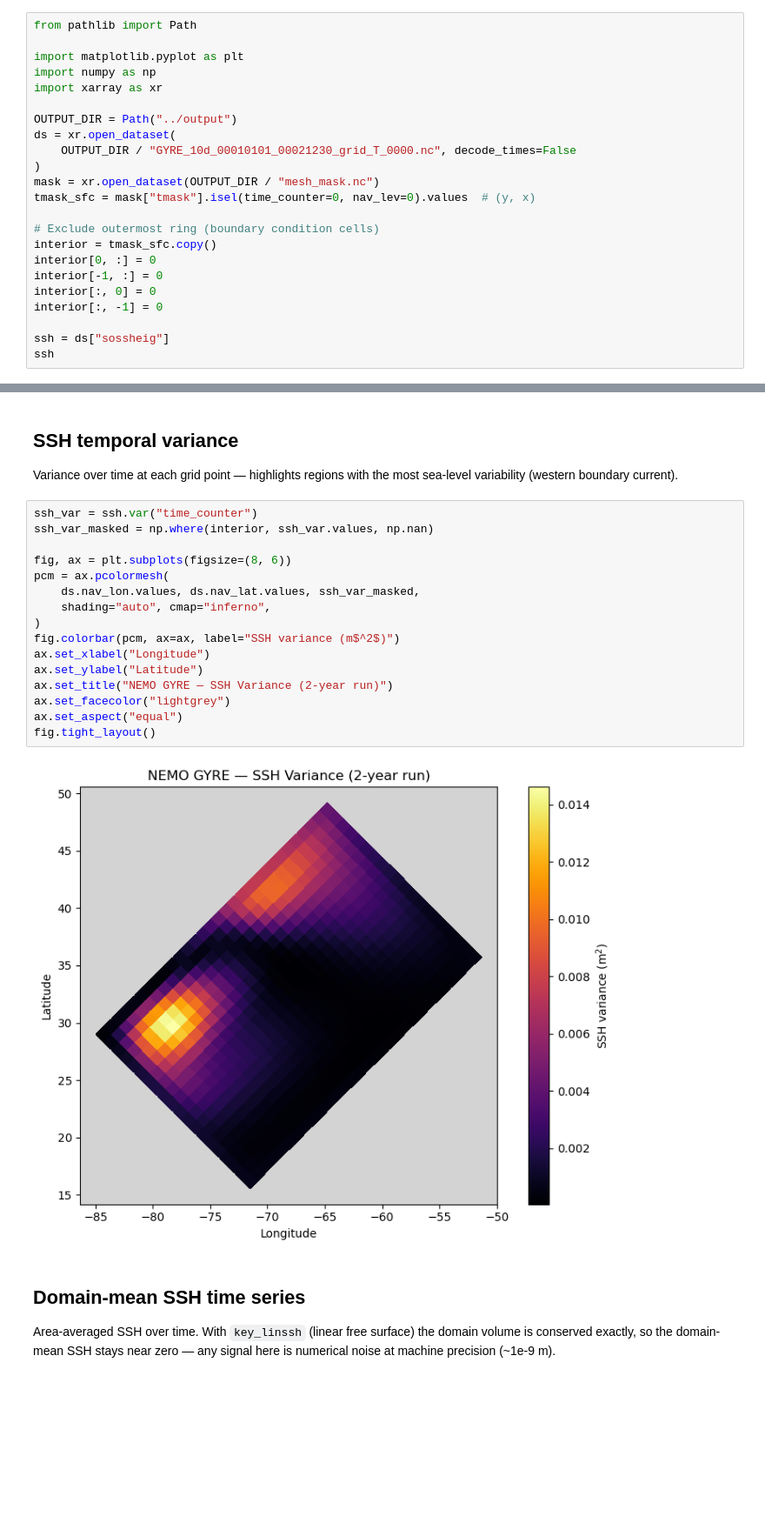
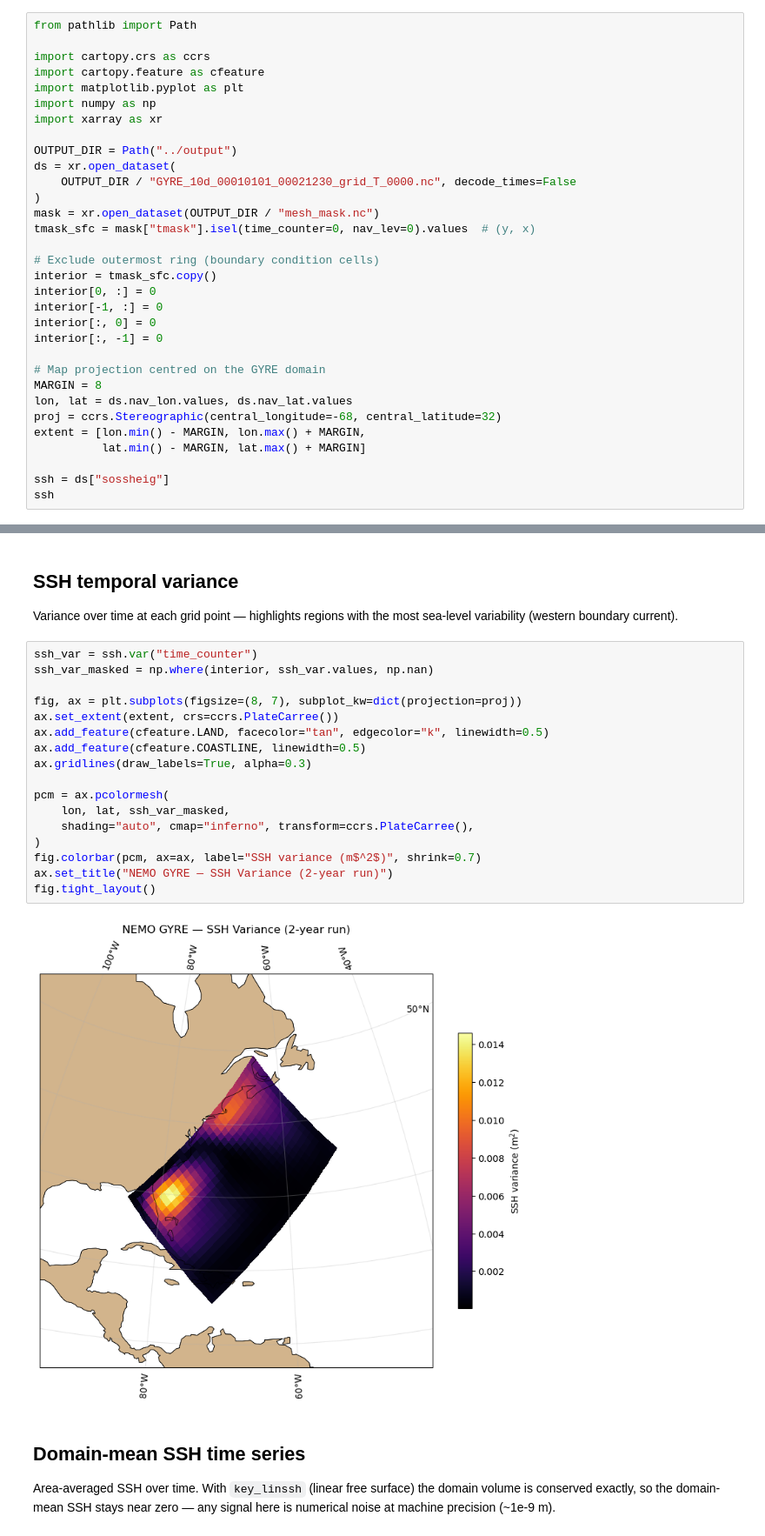
Before and after one commit to willirath/2026-Claude-NEMO, a Jupyter notebook: analysis/ssh.ipynb, the cells around one changed output, grey strips where cells are left out. Shown at 87% size. Saved outputs shown, nothing was run; the diff lists cells and outputs as text; blank space fills up the shorter version.

```diff
--- a/analysis/ssh.ipynb
+++ b/analysis/ssh.ipynb
@@ -7,6 +7,8 @@ Analyse SSH (`sossheig`) from the 2-year GYRE simulation.
 # %%
 from pathlib import Path
 
+import cartopy.crs as ccrs
+import cartopy.feature as cfeature
 import matplotlib.pyplot as plt
 import numpy as np
 import xarray as xr
@@ -25,6 +27,13 @@ interior[-1, :] = 0
 interior[:, 0] = 0
 interior[:, -1] = 0
 
+# Map projection centred on the GYRE domain
+MARGIN = 8
+lon, lat = ds.nav_lon.values, ds.nav_lat.values
+proj = ccrs.Stereographic(central_longitude=-68, central_latitude=32)
+extent = [lon.min() - MARGIN, lon.max() + MARGIN,
+          lat.min() - MARGIN, lat.max() + MARGIN]
+
 ssh = ds["sossheig"]
 ssh
 # %% [output]
@@ -50,21 +59,22 @@ sea-level variability (western boundary current).
 # %%
 ssh_var = ssh.var("time_counter")
 ssh_var_masked = np.where(interior, ssh_var.values, np.nan)
 
-fig, ax = plt.subplots(figsize=(8, 6))
+fig, ax = plt.subplots(figsize=(8, 7), subplot_kw=dict(projection=proj))
+ax.set_extent(extent, crs=ccrs.PlateCarree())
+ax.add_feature(cfeature.LAND, facecolor="tan", edgecolor="k", linewidth=0.5)
+ax.add_feature(cfeature.COASTLINE, linewidth=0.5)
+ax.gridlines(draw_labels=True, alpha=0.3)
+
 pcm = ax.pcolormesh(
-    ds.nav_lon.values, ds.nav_lat.values, ssh_var_masked,
-    shading="auto", cmap="inferno",
+    lon, lat, ssh_var_masked,
+    shading="auto", cmap="inferno", transform=ccrs.PlateCarree(),
 )
-fig.colorbar(pcm, ax=ax, label="SSH variance (m$^2$)")
-ax.set_xlabel("Longitude")
-ax.set_ylabel("Latitude")
+fig.colorbar(pcm, ax=ax, label="SSH variance (m$^2$)", shrink=0.7)
 ax.set_title("NEMO GYRE — SSH Variance (2-year run)")
-ax.set_facecolor("lightgrey")
-ax.set_aspect("equal")
 fig.tight_layout()
 # %% [output]
-[figure, old version]
+[figure, new version]
 # %% [markdown]
 ## Domain-mean SSH time series
 
```
Also changed, not shown: parts of 1 cell of this notebook, 2 other files.
